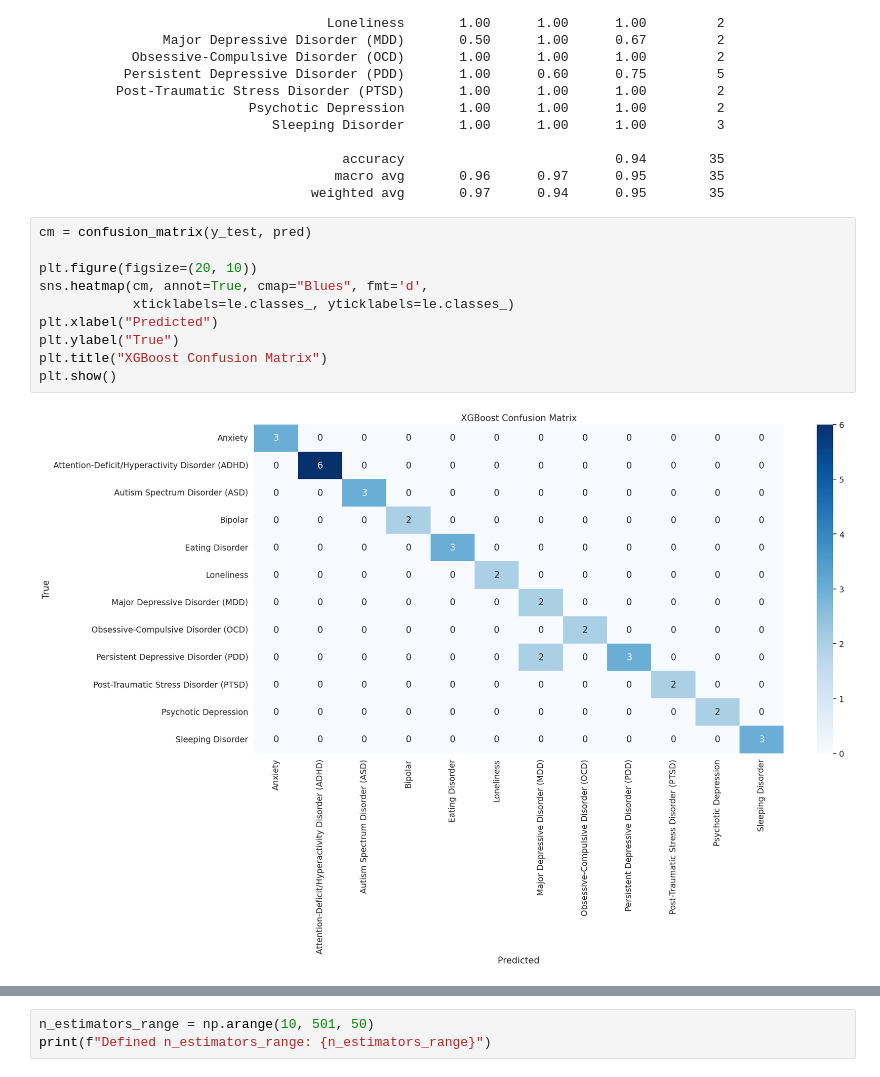
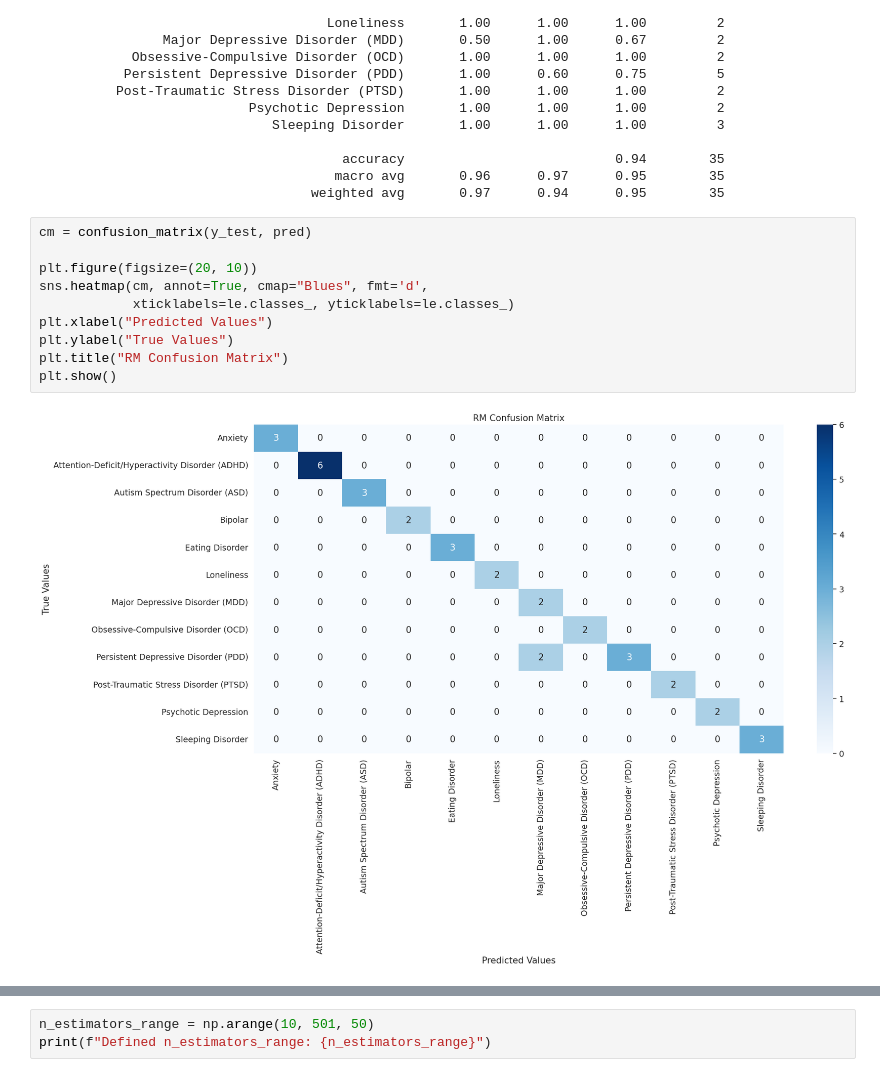
Before and after one commit to SohailaAlahmady/Graduation-Models, a Jupyter notebook: 1_General Test/General_Test_RMmodel.ipynb, the cells around one changed output, grey strips where cells are left out. Saved outputs shown, nothing was run; the diff lists cells and outputs as text.

```diff
--- a/1_General Test/General_Test_RMmodel.ipynb
+++ b/1_General Test/General_Test_RMmodel.ipynb
@@ -213,15 +213,15 @@ Attention-Deficit/Hyperactivity Disorder (ADHD)       1.00      1.00      1.00
 # %%
 cm = confusion_matrix(y_test, pred)
 
 plt.figure(figsize=(20, 10))
 sns.heatmap(cm, annot=True, cmap="Blues", fmt='d',
             xticklabels=le.classes_, yticklabels=le.classes_)
-plt.xlabel("Predicted")
-plt.ylabel("True")
-plt.title("XGBoost Confusion Matrix")
+plt.xlabel("Predicted Values")
+plt.ylabel("True Values")
+plt.title("RM Confusion Matrix")
 plt.show()
 # %% [output]
-[figure, old version]
+[figure, new version]
 # %%
 """import joblib
 
```
Also changed, not shown: parts of 2 cells of this notebook.
